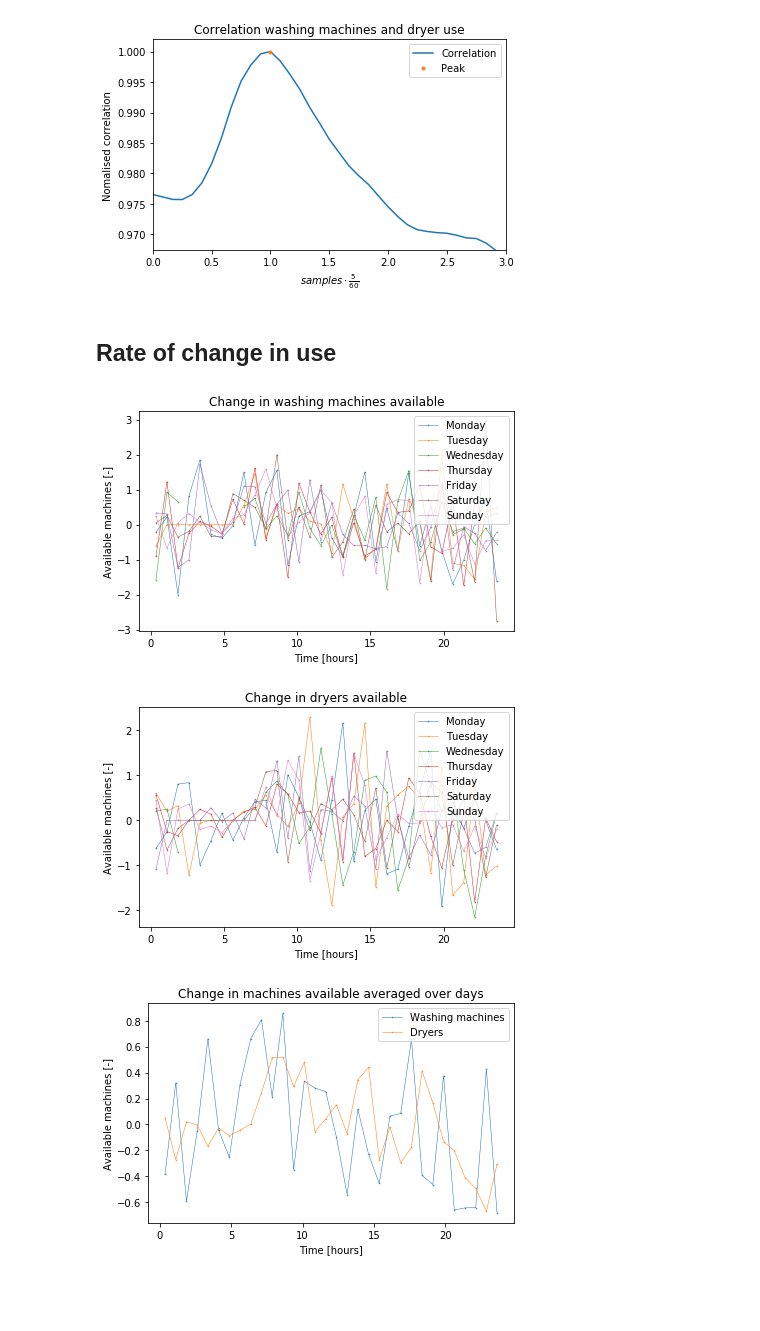
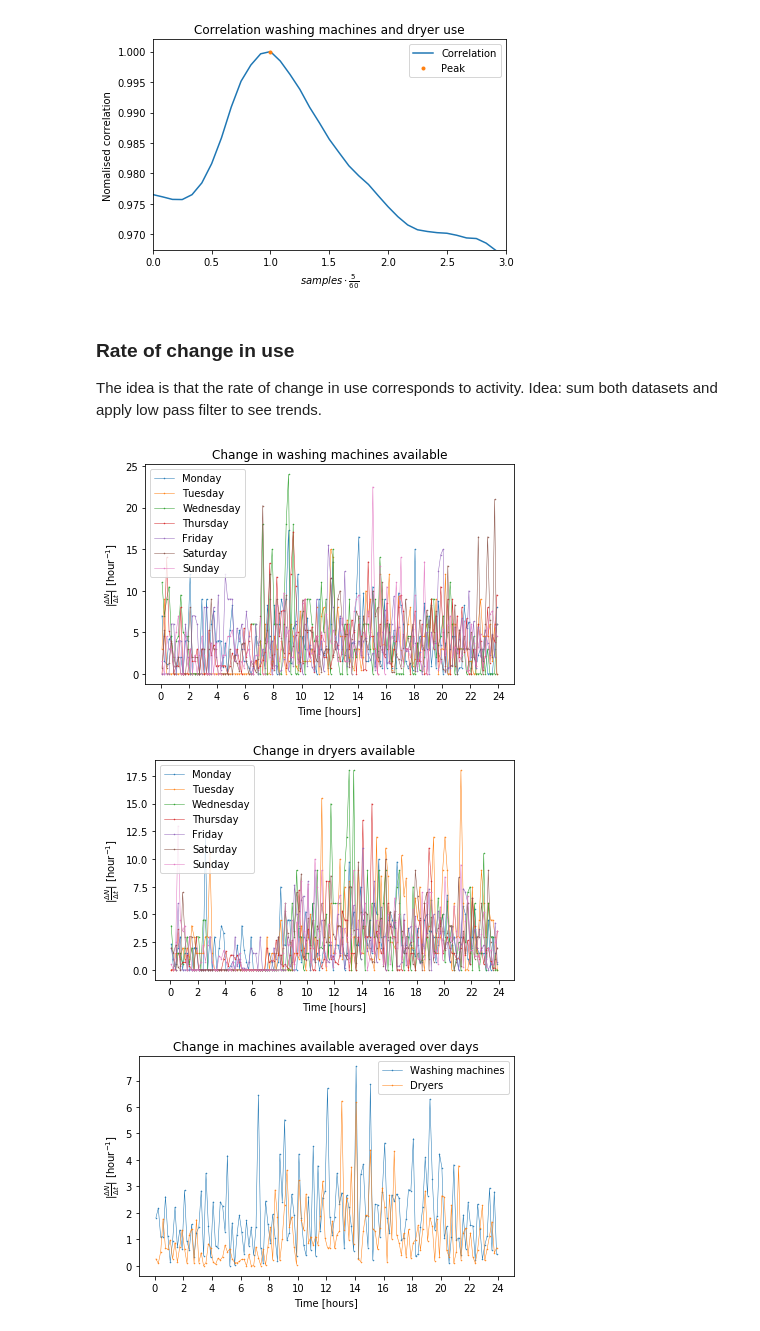
Before and after one commit to MioPoortvliet/Wasmachines-Leidsche-Schans, a Jupyter notebook: Washing mashines and dryers.ipynb, the cells around one changed output. Saved outputs shown, nothing was run; the diff lists cells and outputs as text; code cells hidden in the pictures; blank space fills up the shorter version.

```diff
--- a/Washing mashines and dryers.ipynb
+++ b/Washing mashines and dryers.ipynb
@@ -139,8 +143,9 @@ for ax, fig, name in zip(ax, fig, titles):
     ax.set_xlabel(r"Time [hours]")
     ax.set_ylabel(r"Available machines [-]")
     ax.set_title(r"%s"%name)
+    ax.set_xticks(np.arange(0,25,2))
     #ax.set_xlim((15, 18))
     fig.tight_layout()
-    fig.savefig("%s.png"%name, dpi=400)
+    fig.savefig(("%s.png"%name).replace(" ", "_"), dpi=400)
     fig.show()
 # %% [output]
@@ -179,11 +184,13 @@ plt.show()
 # %% [output]
 This correlation peaks after 1.000 hours.
 [figure]
-# %% [markdown]
-## Rate of change in use
+# %% [markdown]
+### Rate of change in use
+
+The idea is that the rate of change in use corresponds to activity. Idea: sum both datasets and apply low pass filter to see trends.
 # %%
 # Options for data
-timestep = 45 # minutes
+timestep = 10 # minutes
 
 # Options for formatting
 titles = ("Change in dryers available","Change in washing machines available","Change in machines available averaged over days")
@@ -215,41 +222,42 @@ for d, day in enumerate(day_list):
                             (0, timestep - washing[d].size%timestep),
                             mode='constant',
                             constant_values=np.NaN).reshape(-1, timestep),
                      axis=1)
     averaged_drying[d] = np.nanmean(np.pad(drying[d],
                             (0, timestep - drying[d].size%timestep),
                             mode='constant',
                             constant_values=np.NaN).reshape(-1, timestep),
                      axis=1)
     averaged_time[d] = np.nanmean(np.pad(time_corrected[d],
                             (0, timestep - time_corrected[d].size%timestep),
                             mode='constant',
                             constant_values=np.NaN).reshape(-1, timestep),
                      axis=1)
 
     # Calculate the difference
-    change_washing[d] = averaged_washing[d]-np.roll(averaged_washing[d], -1)
-    change_drying[d] = averaged_drying[d]-np.roll(averaged_drying[d], -1)
+    change_washing[d] = (averaged_washing[d]-np.roll(averaged_washing[d], -1))/(timestep/60)
+    change_drying[d] = (averaged_drying[d]-np.roll(averaged_drying[d], -1))/(timestep/60)
 
     # Yeet it into a plot
-    ax_washinig.plot(averaged_time[d]/60, change_washing[d], fmt, ms=marker_size, lw=line_width, label=day)
-    ax_drying.plot(averaged_time[d]/60, change_drying[d], fmt, ms=marker_size, lw=line_width, label=day)
-ax_days.plot(np.nanmean(averaged_time, axis=0)/60, np.nanmean(change_washing, axis=0), fmt, ms=marker_size, lw=line_width, label="Washing machines")
-ax_days.plot(np.nanmean(averaged_time, axis=0)/60, np.nanmean(change_drying, axis=0), fmt, ms=marker_size, lw=line_width, label="Dryers")
+    ax_washinig.plot(averaged_time[d]/60, np.abs(change_washing[d]), fmt, ms=marker_size, lw=line_width, label=day)
+    ax_drying.plot(averaged_time[d]/60, np.abs(change_drying[d]), fmt, ms=marker_size, lw=line_width, label=day)
+ax_days.plot(np.nanmean(averaged_time, axis=0)/60, np.abs(np.nanmean(change_washing, axis=0)), fmt, ms=marker_size, lw=line_width, label="Washing machines")
+ax_days.plot(np.nanmean(averaged_time, axis=0)/60, np.abs(np.nanmean(change_drying, axis=0)), fmt, ms=marker_size, lw=line_width, label="Dryers")
 
 ax = (ax_drying, ax_washinig, ax_days)
 fig = (fig_drying, fig_washing, fig_days)
 
 for ax, fig, name in zip(ax, fig, titles):
     ax.legend()
     ax.set_xlabel(r"Time [hours]")
-    ax.set_ylabel(r"Available machines [-]")
+    ax.set_ylabel(r"$|\frac{\Delta N}{\Delta t}|$ [hour$^{-1}$]")
     ax.set_title(r"%s"%name)
+    ax.set_xticks(np.arange(0,25,2))
     #ax.set_xlim((15, 18))
     fig.tight_layout()
-    fig.savefig("%s.png"%name, dpi=400)
+    fig.savefig(("%s.png"%name).replace(" ", "_"), dpi=400)
     fig.show()
 # %% [output]
-[figure, old version]
+[figure, new version]
-[figure, old version]
+[figure, new version]
-[figure, old version]
+[figure, new version]
```
Also changed, not shown: parts of 9 cells of this notebook.
